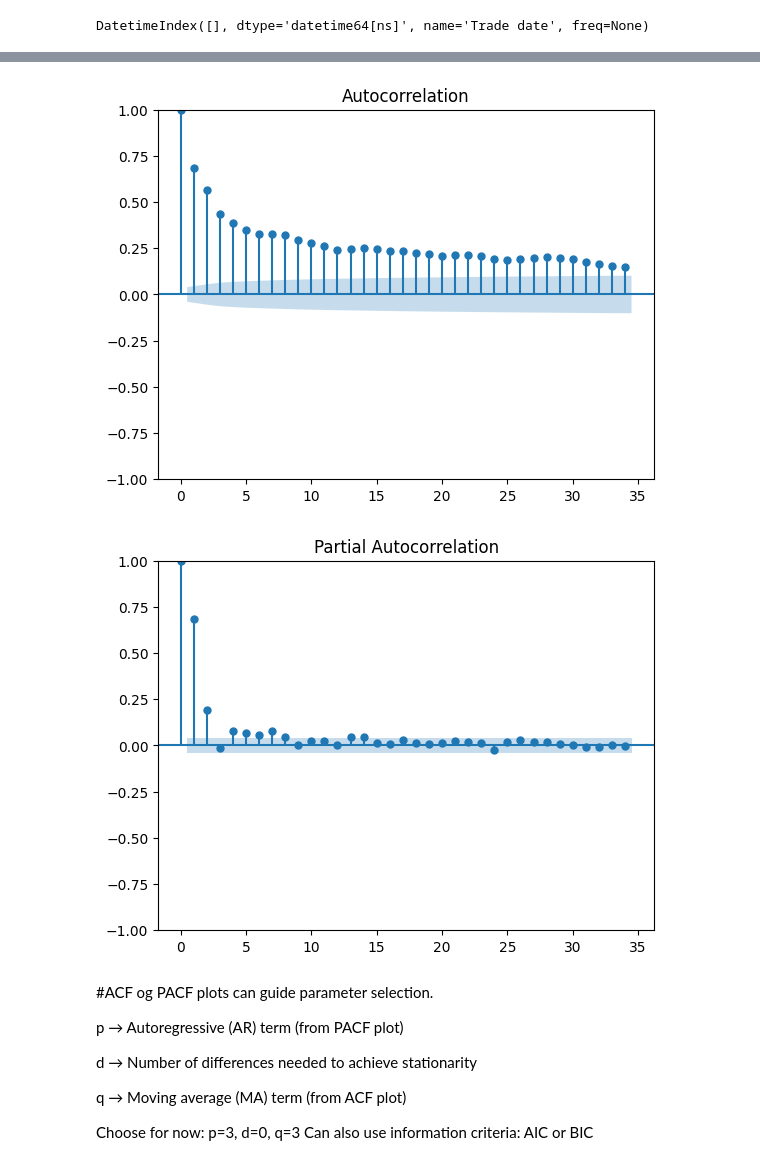
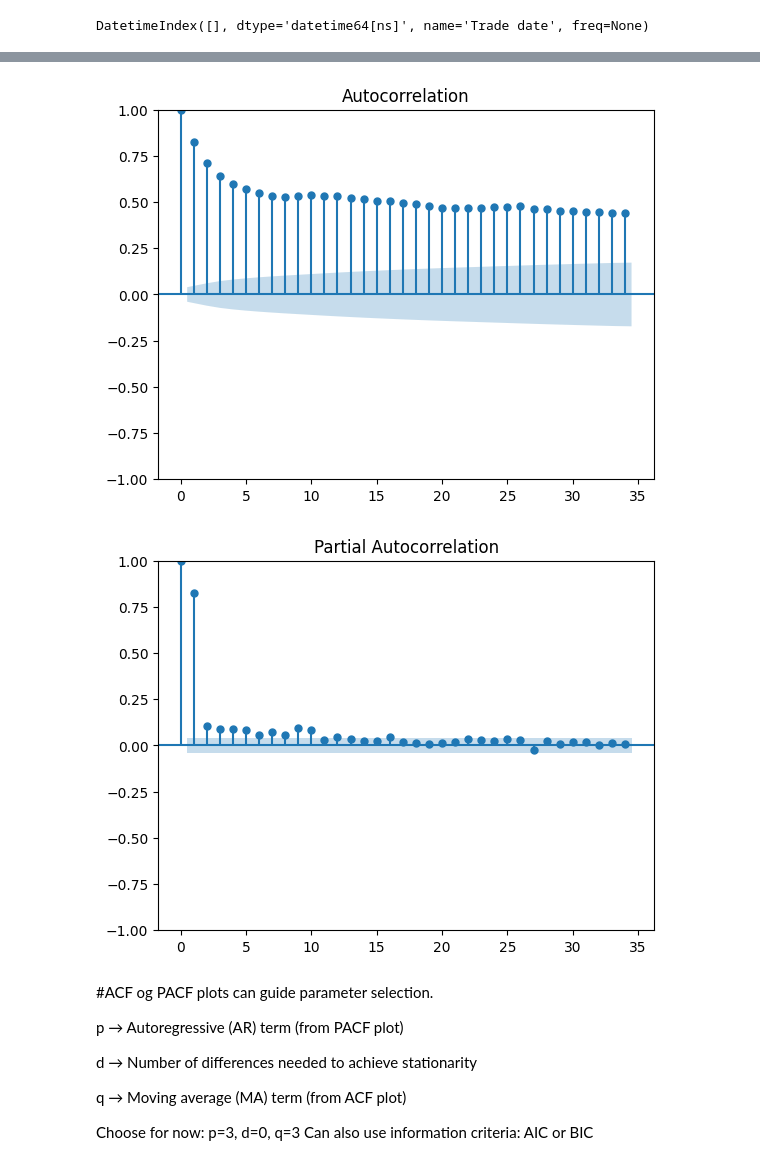
Before and after one commit to kfkhaug/TIO4317_spring25_project, a Jupyter notebook: modelling.ipynb, the cells around one changed output, grey strips where cells are left out. Cells and saved outputs as stored; diff of their text form; code cells hidden in the pictures.

Commit message:
teste

```diff
--- a/modelling.ipynb
+++ b/modelling.ipynb
@@ -32,0 +30,7 @@ el_price_mid_C = el_prices["Price $/MWh \nMid C Peak"].asfreq('B')
+# %%
+#Define series with set frequency
+
+el_price_mid_C = el_prices["Price $/MWh \nMid C Peak"].asfreq('B')
+el_price_PJM = el_prices["Price $/MWh \nPJM WH Real Time Peak"].asfreq('B')
+#Har testet med begge, men går videre med å se på PJM (01.04.25)
+el_price = el_price_PJM
@@ -63,12 +97,12 @@ from statsmodels.graphics.tsaplots import plot_acf, plot_pacf
 #from pmdarima import auto_arima
 from sklearn.metrics import mean_squared_error
 # %%
-plot_acf(el_price_mid_C.dropna())
-plot_pacf(el_price_mid_C.dropna())
+plot_acf(el_price.dropna())
+plot_pacf(el_price.dropna())
 plt.show()
 # %% [output]
-[figure, old version]
+[figure, new version]
-[figure, old version]
+[figure, new version]
 # %% [markdown]
 #ACF og PACF plots can guide parameter selection.
 
```
Also changed, not shown: parts of 19 cells of this notebook.
